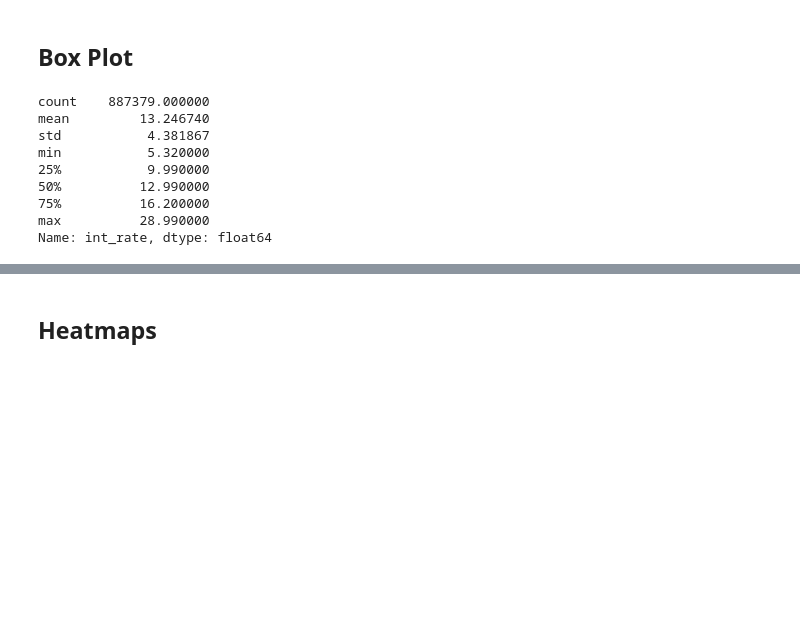
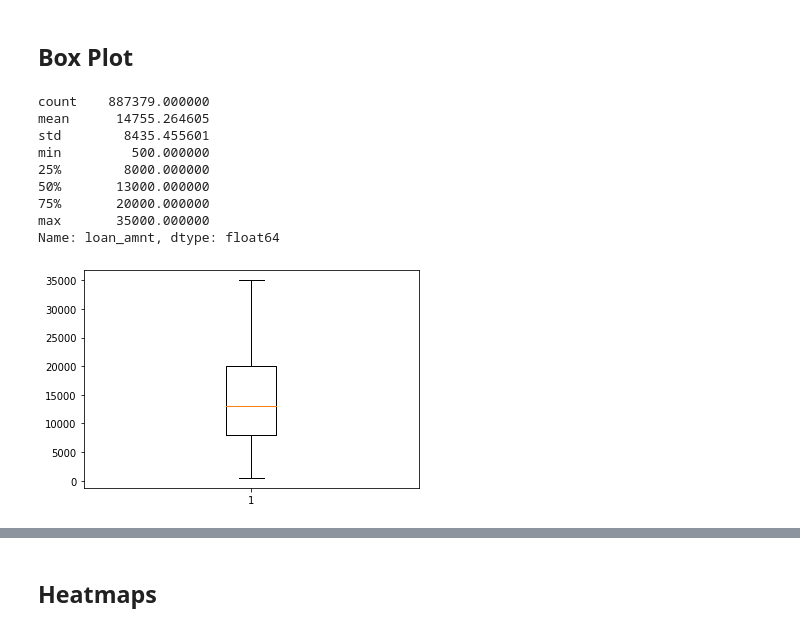
Before and after one commit to fburnelli/cas-de-stat-vis, a Jupyter notebook: vis.ipynb, the cells around one changed output, grey strips where cells are left out. Drawn from its saved outputs; the diff is of its cells as text; code cells hidden in the pictures; blank space fills up the shorter version.

```diff
--- a/vis.ipynb
+++ b/vis.ipynb
@@ -131,14 +101,19 @@ plt.bar(x, y2, width = 1, color='red',bottom=y2)
 # %%
-df['int_rate'].describe()
+df.loan_amnt.describe()
 # %% [output]
 count    887379.000000
-mean         13.246740
-std           4.381867
-min           5.320000
-25%           9.990000
-50%          12.990000
-75%          16.200000
-max          28.990000
-Name: int_rate, dtype: float64
+mean      14755.264605
+std        8435.455601
+min         500.000000
+25%        8000.000000
+50%       13000.000000
+75%       20000.000000
+max       35000.000000
+Name: loan_amnt, dtype: float64
+# %%
+plt.figure()
+_ = plt.boxplot(df['loan_amnt'])
+# %% [output]
+[figure, added]
 # %%
 plt.figure()
```
Also changed, not shown: parts of 18 cells of this notebook.
